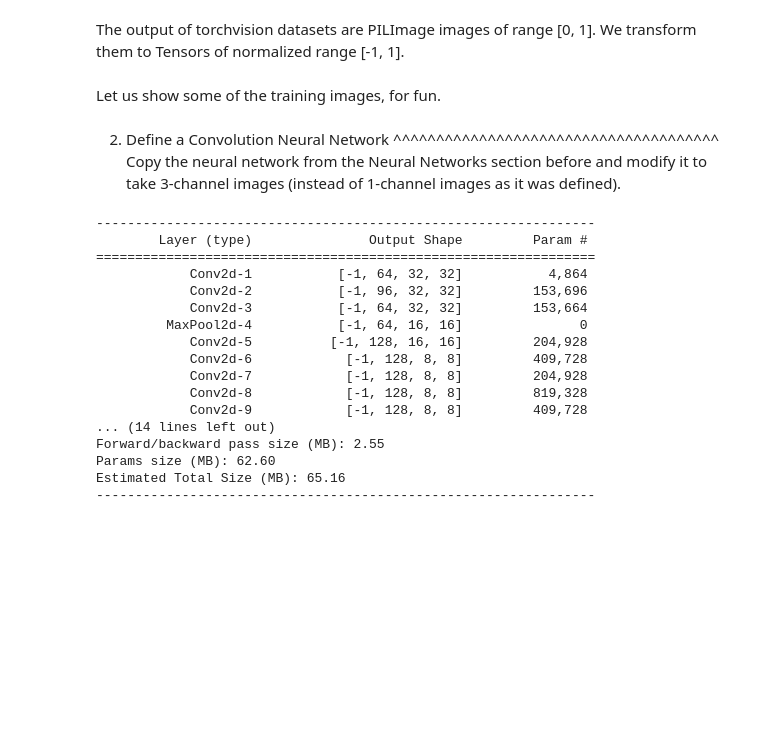
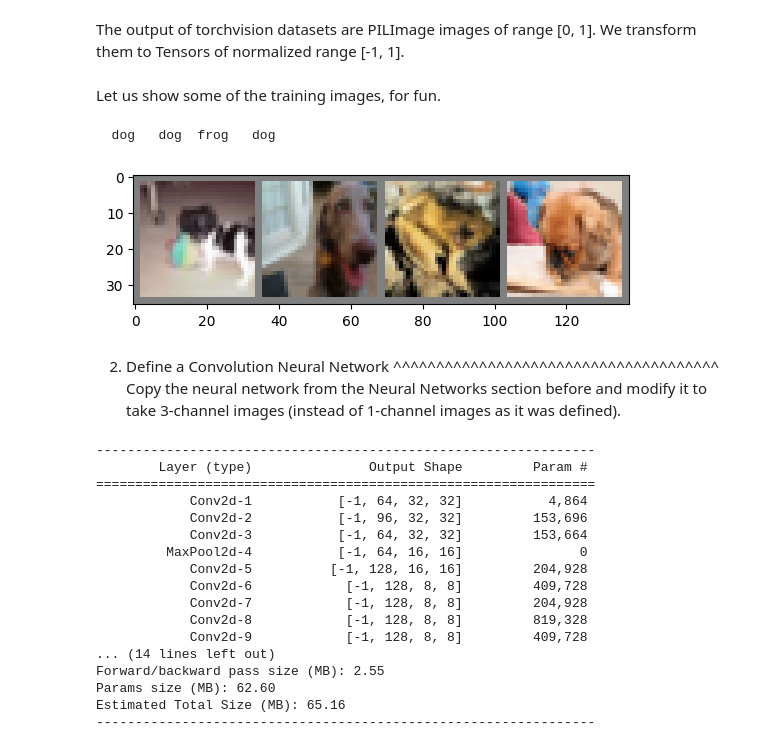
Before and after one commit to cthuyy26/JPA_Category_CRUD, a Jupyter notebook: _downloads/cifar10_tutorial.ipynb, the cells around one changed output. Saved outputs shown, nothing was run; the diff lists cells and outputs as text; code cells hidden in the pictures; blank space fills up the shorter version.

```diff
--- a/_downloads/cifar10_tutorial.ipynb
+++ b/_downloads/cifar10_tutorial.ipynb
@@ -93,24 +93,27 @@ Let us show some of the training images, for fun.
 # %%
 import matplotlib.pyplot as plt
 import numpy as np
 
 # functions to show an image
 
 
 def imshow(img):
     img = img / 2 + 0.5     # unnormalize
     npimg = img.numpy()
     plt.imshow(np.transpose(npimg, (1, 2, 0)))
 
 
 # get some random training images
 dataiter = iter(trainloader)
-images, labels = dataiter.next()
+images, labels = next(dataiter)
 
 # show images
 imshow(torchvision.utils.make_grid(images))
 # print labels
 print(' '.join('%5s' % classes[labels[j]] for j in range(4)))
+# %% [output]
+  dog   dog  frog   dog
+[figure, added]
 # %% [markdown]
 2. Define a Convolution Neural Network
 ^^^^^^^^^^^^^^^^^^^^^^^^^^^^^^^^^^^^^^
```
Also changed, not shown: parts of 5 cells of this notebook.
